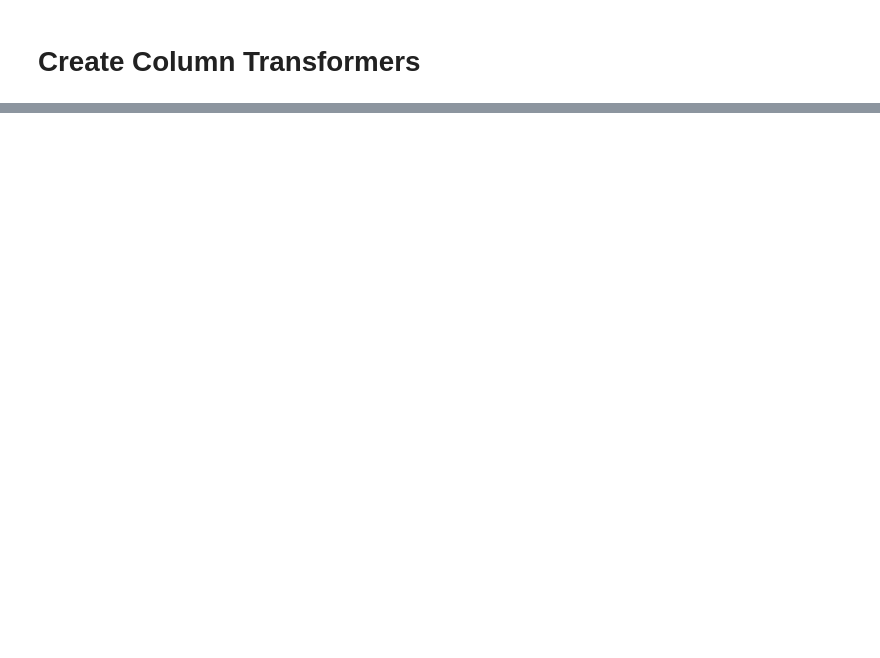
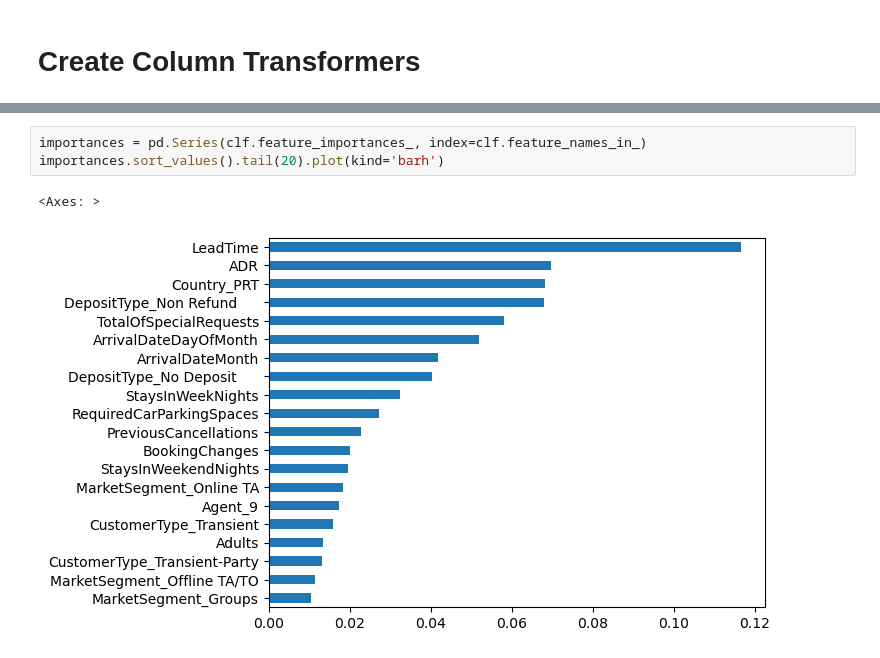
Before and after one commit to BenJMcCarty/Hotel_Cancel_Culture_v2, a Jupyter notebook: Data_Cleaning.ipynb, the cells around one changed output, grey strips where cells are left out. Cells and saved outputs as stored; diff of their text form; blank space fills up the shorter version.

```diff
--- a/Data_Cleaning.ipynb
+++ b/Data_Cleaning.ipynb
@@ -454,0 +688,6 @@ preprocessor
+# %%
+importances = pd.Series(clf.feature_importances_, index=clf.feature_names_in_)
+importances.sort_values().tail(20).plot(kind='barh')
+# %% [output]
+<Axes: >
+[figure, added]
```
Also changed, not shown: parts of 36 cells of this notebook.
